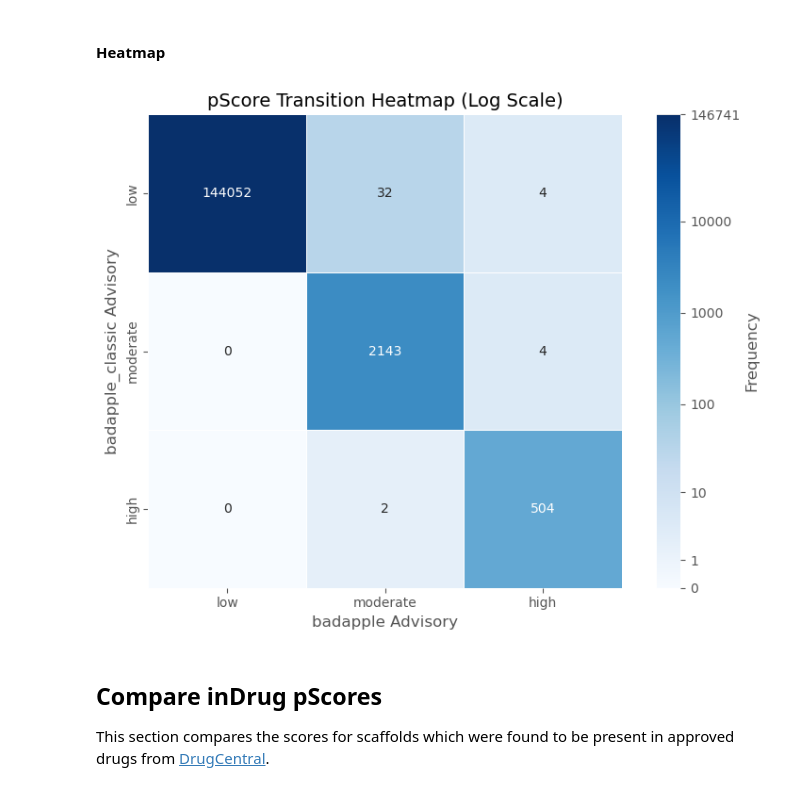
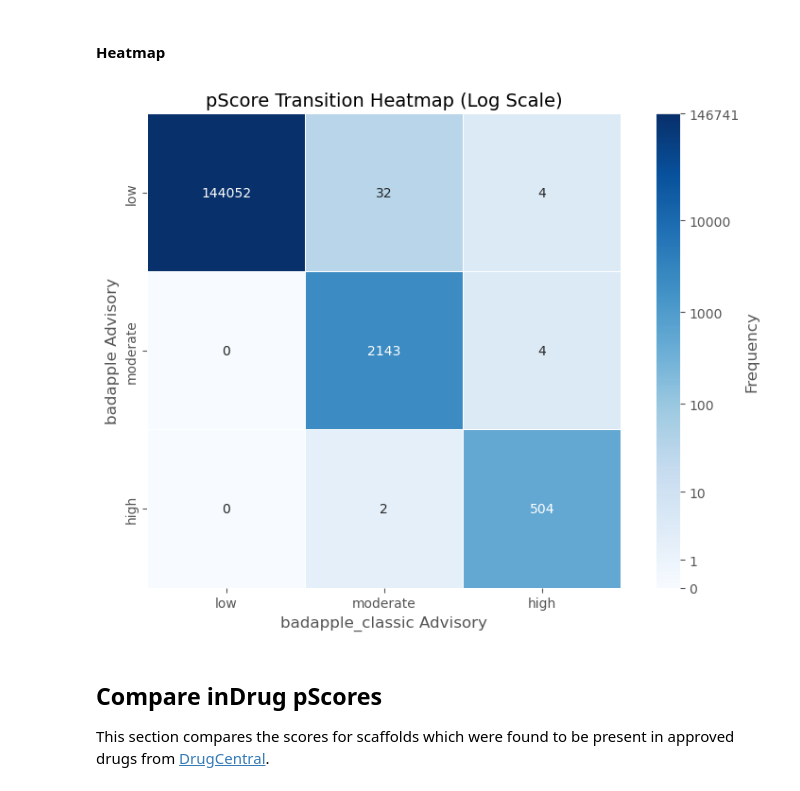
Before and after one commit to unmtransinfo/Badapple2, a Jupyter notebook: badapple1_comparison/src/notebooks/badapple-vs-badapple_classic.ipynb, the cells around one changed output. Saved outputs shown, nothing was run; the diff lists cells and outputs as text; code cells hidden in the pictures.

```diff
--- a/badapple1_comparison/src/notebooks/badapple-vs-badapple_classic.ipynb
+++ b/badapple1_comparison/src/notebooks/badapple-vs-badapple_classic.ipynb
@@ -459,36 +459,37 @@ transition_matrix = (
 )
 transition_matrix = transition_matrix.reindex(index=desired_order, columns=desired_order)
 
 
 # Logarithmic transformation of the transition matrix
 log_transition_matrix = np.log1p(transition_matrix)  # log1p to handle zeros (log(1 + x))
 
 # Plot the heatmap
 plt.figure(figsize=(8, 6))
 sns.heatmap(
     log_transition_matrix,
     annot=transition_matrix,  # Show original counts as annotations
     fmt="d",
     cmap="Blues",
     cbar_kws={"label": "Frequency"},
     linewidths=0.5,
     square=True
 )
 
 # Customize the colorbar ticks
 colorbar = plt.gca().collections[0].colorbar
 original_ticks = [0, 1, 10, 100, 1000, 10000, sum(transition_matrix.sum())]
 log_ticks = np.log1p(original_ticks)
 colorbar.set_ticks(log_ticks)
 colorbar.set_ticklabels(original_ticks)
 
 plt.title(f"pScore Transition Heatmap (Log Scale)", fontsize=14)
-plt.xlabel(f"{ORIGINAL_DB_NAME} Advisory", fontsize=12)
-plt.ylabel(f"{COMPARISON_DB_NAME} Advisory", fontsize=12)
+plt.xlabel(f"{COMPARISON_DB_NAME} Advisory", fontsize=12)
+plt.ylabel(f"{ORIGINAL_DB_NAME} Advisory", fontsize=12)
 plt.tight_layout()
+plt.savefig("pscore_heatmap.png", dpi=300)
 plt.show()
 # %% [output]
-[figure, old version]
+[figure, new version]
 # %% [markdown]
 ## Compare inDrug pScores
 This section compares the scores for scaffolds which were found to be present in approved drugs from [DrugCentral](https://drugcentral.org/).
```
Also changed, not shown: parts of 4 cells of this notebook.
